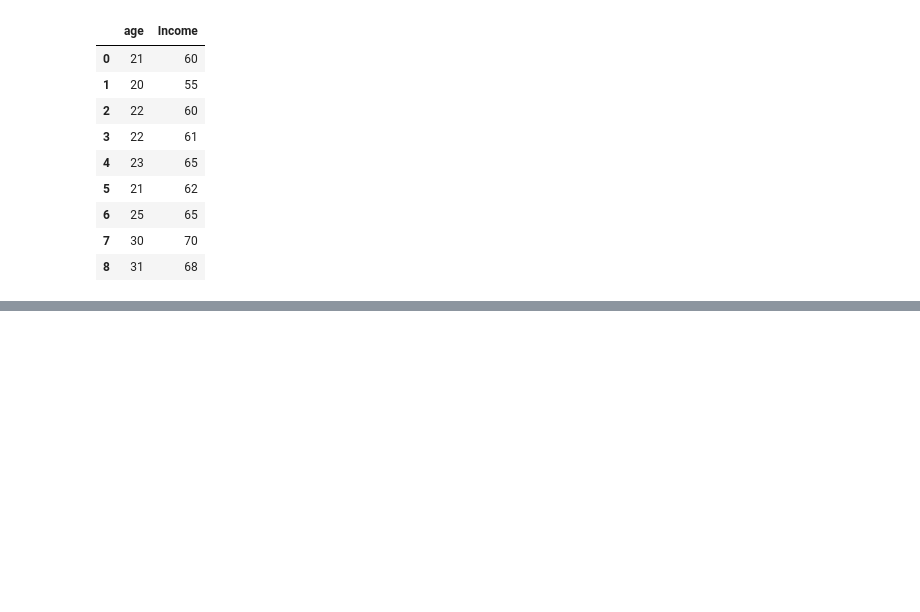
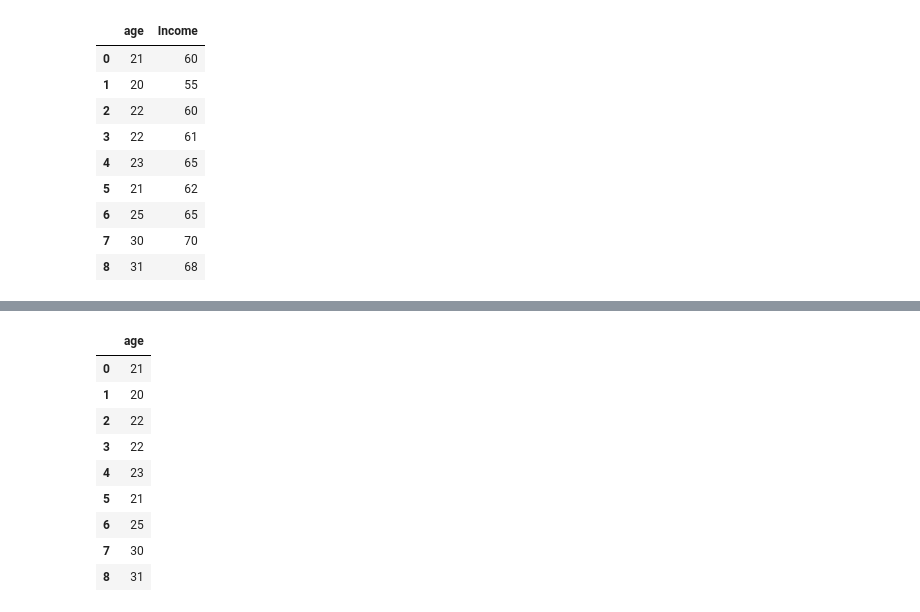
Before and after one commit to sadikasharmin/Data-Science-with-Python, a Jupyter notebook: Class7- KNN/KNN-assignment1.ipynb, the cells around one changed output, grey strips where cells are left out. Saved outputs shown, nothing was run; the diff lists cells and outputs as text; code cells hidden in the pictures; blank space fills up the shorter version.

```diff
--- a/Class7- KNN/KNN-assignment1.ipynb
+++ b/Class7- KNN/KNN-assignment1.ipynb
@@ -20,0 +31,14 @@ df
+# %%
+x=df[['age']]
+x
+# %% [output]
+|  | age |
+| 0 | 21 |
+| 1 | 20 |
+| 2 | 22 |
+| 3 | 22 |
+| 4 | 23 |
+| 5 | 21 |
+| 6 | 25 |
+| 7 | 30 |
+| 8 | 31 |
```
Also changed, not shown: parts of 21 cells of this notebook.
